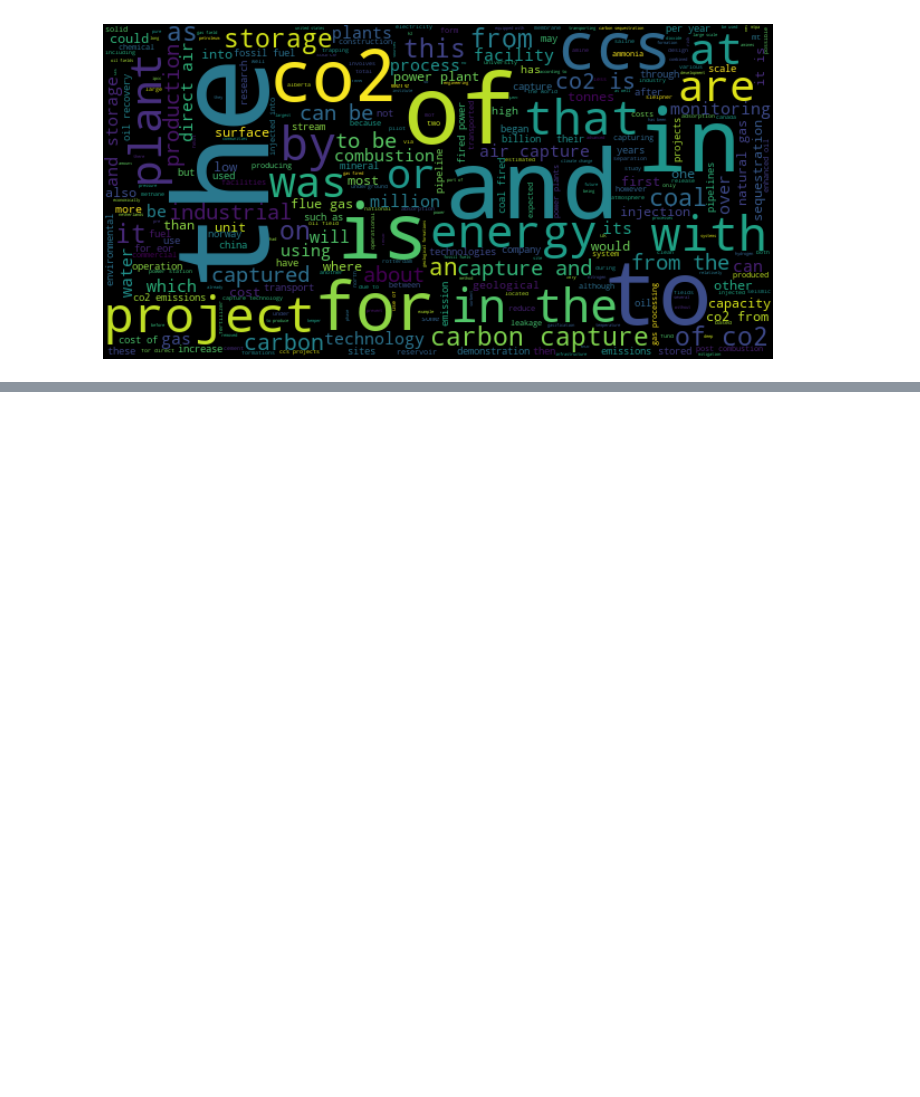
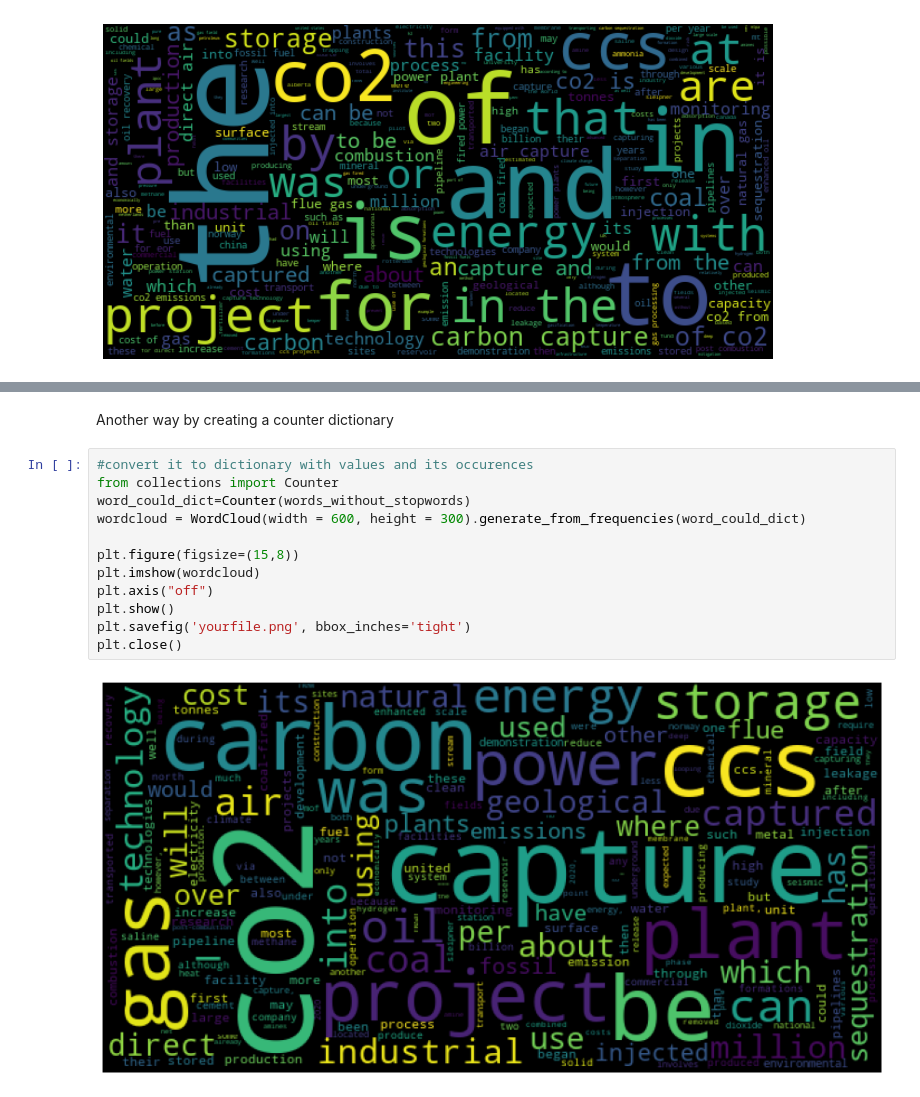
Before and after one commit to titan-figue/Wordcloud, a Jupyter notebook: Wordcloud_wikipediaAPI.ipynb, the cells around one changed output, grey strips where cells are left out. Cells and saved outputs as stored; diff of their text form; blank space fills up the shorter version.

```diff
--- a/Wordcloud_wikipediaAPI.ipynb
+++ b/Wordcloud_wikipediaAPI.ipynb
@@ -104,0 +214,16 @@ plt.axis("off")
+# %% [markdown]
+Another way by creating a counter dictionary
+# %%
+#convert it to dictionary with values and its occurences
+from collections import Counter
+word_could_dict=Counter(words_without_stopwords)
+wordcloud = WordCloud(width = 600, height = 300).generate_from_frequencies(word_could_dict)
+
+plt.figure(figsize=(15,8))
+plt.imshow(wordcloud)
+plt.axis("off")
+plt.show()
+plt.savefig('yourfile.png', bbox_inches='tight')
+plt.close()
+# %% [output]
+[figure, added]
```
Also changed, not shown: parts of 16 cells of this notebook.
